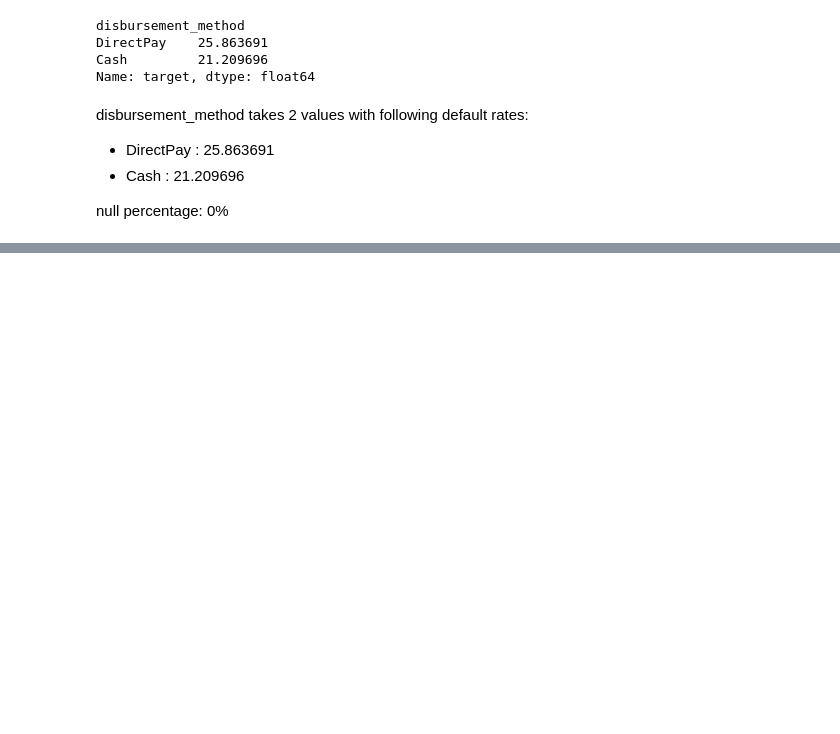
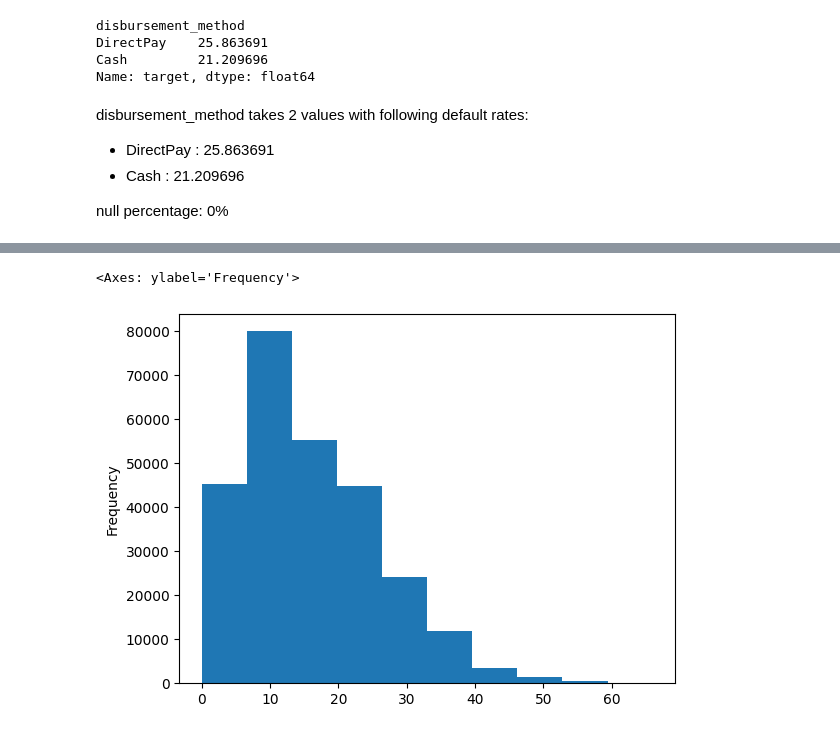
Before and after one commit to Ak62007/Credit-Risk-Default-Prediction-System, a Jupyter notebook: notebooks/01_eda_initial_exploration.ipynb, the cells around one changed output, grey strips where cells are left out. Saved outputs shown, nothing was run; the diff lists cells and outputs as text; code cells hidden in the pictures; blank space fills up the shorter version.

```diff
--- a/notebooks/01_eda_initial_exploration.ipynb
+++ b/notebooks/01_eda_initial_exploration.ipynb
@@ -1668,0 +1671,5 @@ null percentage: 0%
+# %%
+data.dropna(subset=['issue_d', 'last_pymnt_d'], inplace= True)
+# %%
+data['issue_d'] = pd.to_datetime(data['issue_d'], format="%b-%Y")
+data['last_pymnt_d'] = pd.to_datetime(data['last_pymnt_d'], format="%b-%Y")
@@ -1668,0 +1690,3 @@ null percentage: 0%
+# %%
+mask = (data['loan_status'] == 'Charged Off') | (data['loan_status'] == 'Does not meet the credit policy. Status:Charged Off') | (data['loan_status'] =='Default')
+charged_off_loans = data[mask]
@@ -1668,0 +1710,5 @@ null percentage: 0%
+# %%
+months_to_default = (
+    charged_off_loans['last_pymnt_d'].dt.to_period('M').astype(int)
+    - charged_off_loans['issue_d'].dt.to_period('M').astype(int)
+)
@@ -1668,0 +1730,5 @@ null percentage: 0%
+# %%
+months_to_default
+# %% [output]
+<Axes: ylabel='Frequency'>
+[figure, added]
```
Also changed, not shown: parts of 24 cells of this notebook, 2 other files.
